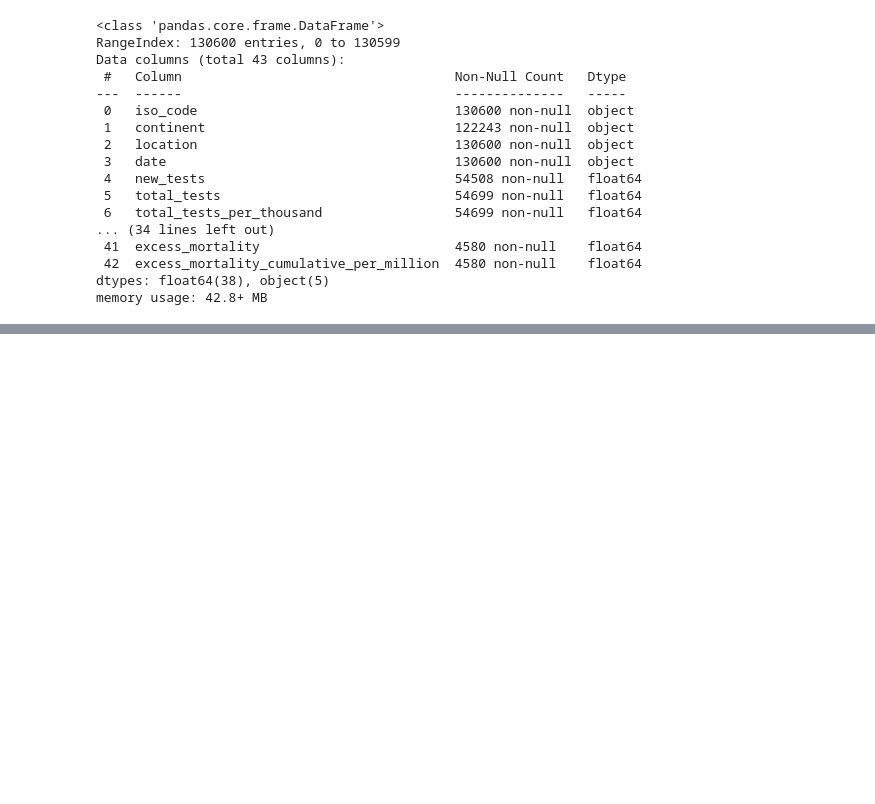
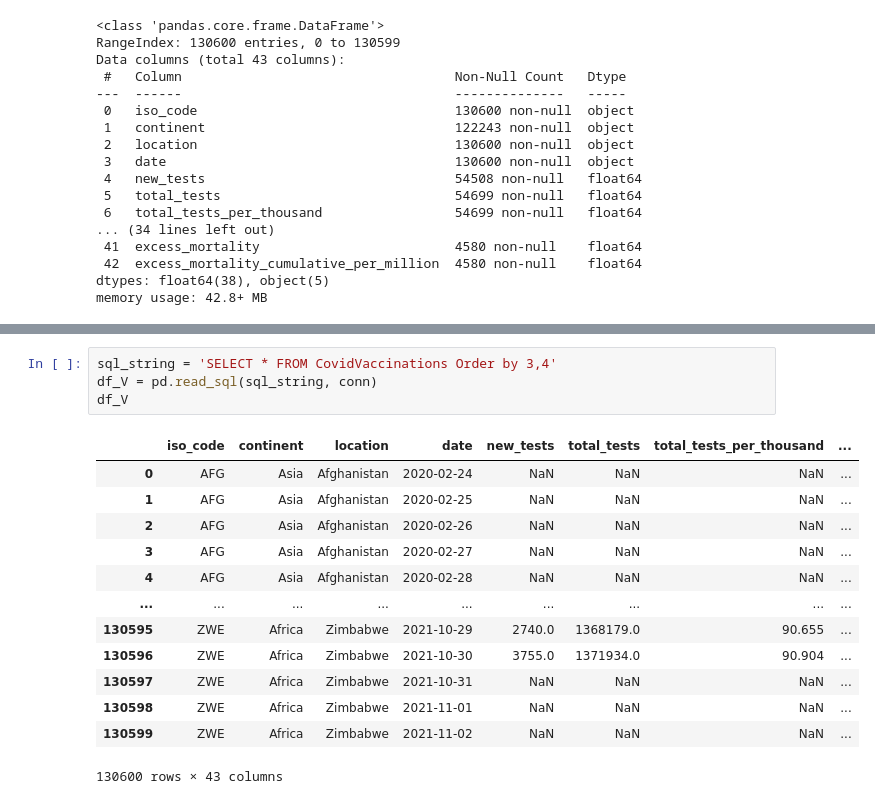
Before and after one commit to AndreasDeSousa/Data_Science_Analysis_Projects, a Jupyter notebook: SQL/Covid-19/Covid-19 Project.ipynb, the cells around one changed output, grey strips where cells are left out. Cells and saved outputs as stored; diff of their text form; blank space fills up the shorter version.

```diff
--- a/SQL/Covid-19/Covid-19 Project.ipynb
+++ b/SQL/Covid-19/Covid-19 Project.ipynb
@@ -129,0 +117,18 @@ df.head()
+# %%
+sql_string = 'SELECT * FROM CovidVaccinations Order by 3,4'
+df_V = pd.read_sql(sql_string, conn)
+df_V
+# %% [output]
+|  | iso_code | continent | location | date | new_tests | total_tests | total_tests_per_thousand | ... |
+| 0 | AFG | Asia | Afghanistan | 2020-02-24 | NaN | NaN | NaN | ... |
+| 1 | AFG | Asia | Afghanistan | 2020-02-25 | NaN | NaN | NaN | ... |
+| 2 | AFG | Asia | Afghanistan | 2020-02-26 | NaN | NaN | NaN | ... |
+| 3 | AFG | Asia | Afghanistan | 2020-02-27 | NaN | NaN | NaN | ... |
+| 4 | AFG | Asia | Afghanistan | 2020-02-28 | NaN | NaN | NaN | ... |
+| ... | ... | ... | ... | ... | ... | ... | ... | ... |
+| 130595 | ZWE | Africa | Zimbabwe | 2021-10-29 | 2740.0 | 1368179.0 | 90.655 | ... |
+| 130596 | ZWE | Africa | Zimbabwe | 2021-10-30 | 3755.0 | 1371934.0 | 90.904 | ... |
+| 130597 | ZWE | Africa | Zimbabwe | 2021-10-31 | NaN | NaN | NaN | ... |
+| 130598 | ZWE | Africa | Zimbabwe | 2021-11-01 | NaN | NaN | NaN | ... |
+| 130599 | ZWE | Africa | Zimbabwe | 2021-11-02 | NaN | NaN | NaN | ... |
+130600 rows × 43 columns
```
Also changed, not shown: parts of 18 cells of this notebook, 6 other files.
